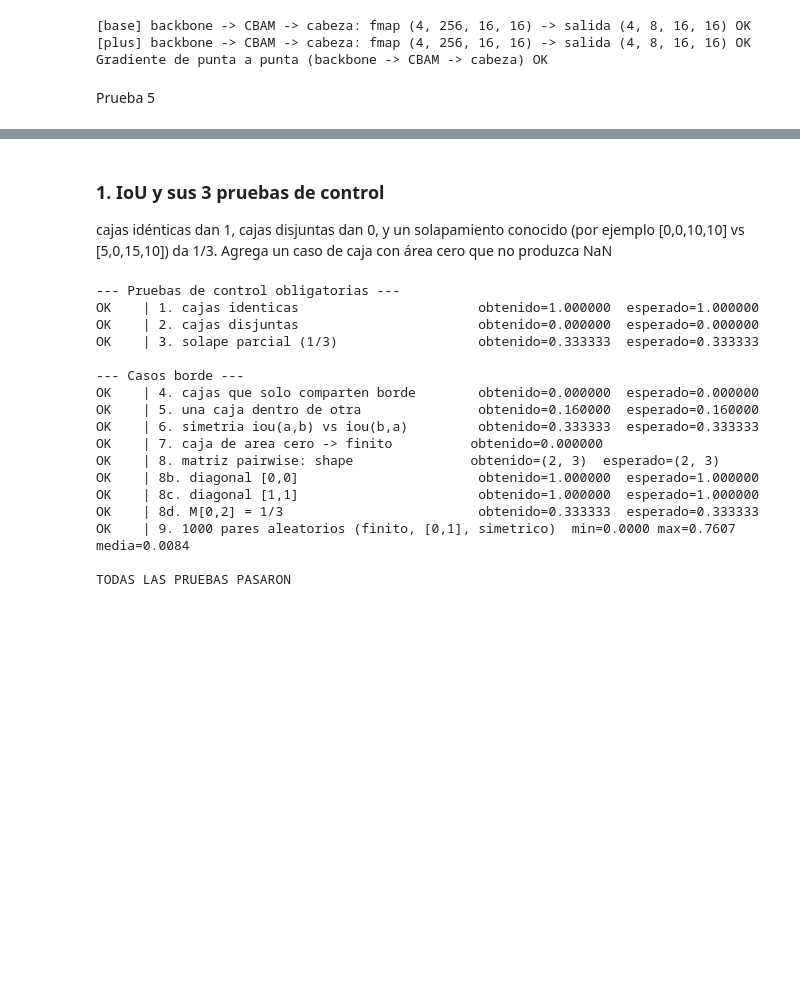
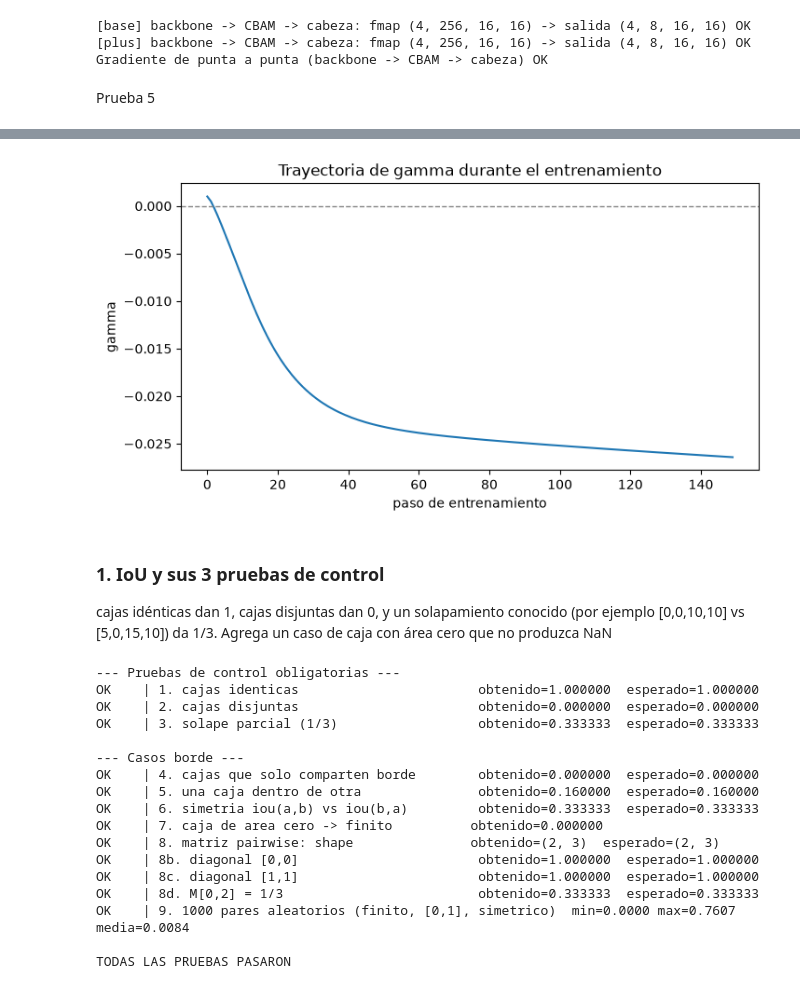
Before and after one commit to anniecorrea/proyecto_analitica_corte2, a Jupyter notebook: cbam.ipynb, the cells around one changed output, grey strips where cells are left out. Drawn from its saved outputs; the diff is of its cells as text; code cells hidden in the pictures; blank space fills up the shorter version.

Commit message:
clahe implementado - CBAM corregido

```diff
--- a/cbam.ipynb
+++ b/cbam.ipynb
@@ -193,6 +185,20 @@ for name, cbam in CBAM_MODULES.items():
 # %% [output]
 [base] CBAM parametros = 8,290
 [plus] CBAM parametros = 8,290
+# %%
+class CompuertaResidualCBAM(nn.Module):
+    """y = x + gamma * (CBAM(x) - x), con gamma inicializado en 0.
+    Con gamma=0, y = x exactamente: insertar CBAM no cambia nada al inicio.
+    La red decide, durante el entrenamiento, cuanto usar la atencion."""
+    def __init__(self, cbam):
+        super().__init__()
+        self.cbam = cbam
+        self.gamma = nn.Parameter(torch.zeros(1))
+
+    def forward(self, x):
+        x_cbam, ch_attn, sp_attn = self.cbam(x)
+        y = x + self.gamma * (x_cbam - x)
+        return y, ch_attn, sp_attn
 # %% [markdown]
 ### Prueba 1: forma preservada
 
@@ -353,8 +364,8 @@ Prueba 5
 # %%
 torch.manual_seed(SEED)
 backbone_p5 = build_backbone("base", in_channels=1).to(DEVICE)
-cbam_p5 = CBAM(256).to(DEVICE)
-head_p5 = nn.Linear(256, 2).to(DEVICE)  # clasificacion binaria simple
+cbam_p5 = CompuertaResidualCBAM(CBAM(256)).to(DEVICE)
+head_p5 = nn.Linear(256, 2).to(DEVICE)
 
 # Batch sintetico: la mitad de las imagenes tiene un parche brillante en una
 # esquina fija (clase 1), la otra mitad no (clase 0). Señal trivialmente
@@ -380,6 +391,7 @@ optimizer = torch.optim.Adam(params, lr=1e-3)
 
 backbone_p5.train(); cbam_p5.train(); head_p5.train()
 losses = []
+gammas = []   # <- nueva lista para rastrear gamma
 for step in range(150):
     optimizer.zero_grad()
     _, fmap = backbone_p5(x_synth)
@@ -390,6 +402,7 @@ for step in range(150):
     loss.backward()
     optimizer.step()
     losses.append(loss.item())
+    gammas.append(cbam_p5.gamma.item())
 
 backbone_p5.eval(); cbam_p5.eval()
 with torch.no_grad():
@@ -402,21 +415,12 @@ print(f"Loss inicial: {losses[0]:.4f} -> Loss final: {losses[-1]:.4f}")
 print(f"Accuracy final sobre el batch de entrenamiento: {accuracy_final:.1%}")
 print(f"std atencion de canal ANTES de entrenar:  {std_canal_antes:.4f}")
 print(f"std atencion de canal DESPUES de entrenar: {std_canal_despues:.4f}")
+print(f"gamma inicial: {gammas[0]:.4f} -> gamma final: {gammas[-1]:.4f}")
+print("Interpretacion: |gamma| indica cuanto se uso el bloque de atencion; "
+      "el signo indica si en sentido normal (positivo) o invertido (negativo).")
 
 assert losses[-1] < losses[0] * 0.5, "el loss no bajo lo suficiente (revisar lr/pasos)"
 assert accuracy_final > 0.9, "no se logro overfit sobre el batch pequeño"
 assert std_canal_despues > std_canal_antes, "CBAM no se volvio mas discriminativo tras entrenar"
 print("CBAM se vuelve discriminativo al entrenar: OK")
-
-fig, axes = plt.subplots(1, 3, figsize=(12, 4))
-axes[0].imshow(x_synth[0, 0].detach().cpu(), cmap="gray")
-axes[0].set_title("Entrada (clase con parche)")
-axes[1].imshow(sp_attn0[0, 0].cpu(), cmap="magma", vmin=0, vmax=1)
-axes[1].set_title(f"Atencion espacial ANTES std canal={std_canal_antes:.4f}")
-axes[2].imshow(sp_attn_final[0, 0].detach().cpu(), cmap="magma", vmin=0, vmax=1)
-axes[2].set_title(f"Atencion espacial DESPUES std canal={std_canal_despues:.4f}")
-for ax in axes:
-    ax.axis("off")
-plt.tight_layout()
-plt.show()
 # %% [output]
@@ -431,3 +439,13 @@ CBAM se vuelve discriminativo al entrenar: OK
+# %%
+plt.figure(figsize=(8, 4))
+plt.plot(gammas)
+plt.axhline(0, color="gray", linestyle="--", linewidth=1)
+plt.xlabel("paso de entrenamiento")
+plt.ylabel("gamma")
+plt.title("Trayectoria de gamma durante el entrenamiento")
+plt.show()
+# %% [output]
+[figure, added]
 # %% [markdown]
 ### 1. IoU y sus 3 pruebas de control
 cajas idénticas dan 1, cajas disjuntas dan 0, y un solapamiento conocido (por ejemplo [0,0,10,10] vs [5,0,15,10]) da 1/3. Agrega un caso de caja con área cero que no produzca NaN
```
Also changed, not shown: parts of 8 cells of this notebook, 3 other files.
